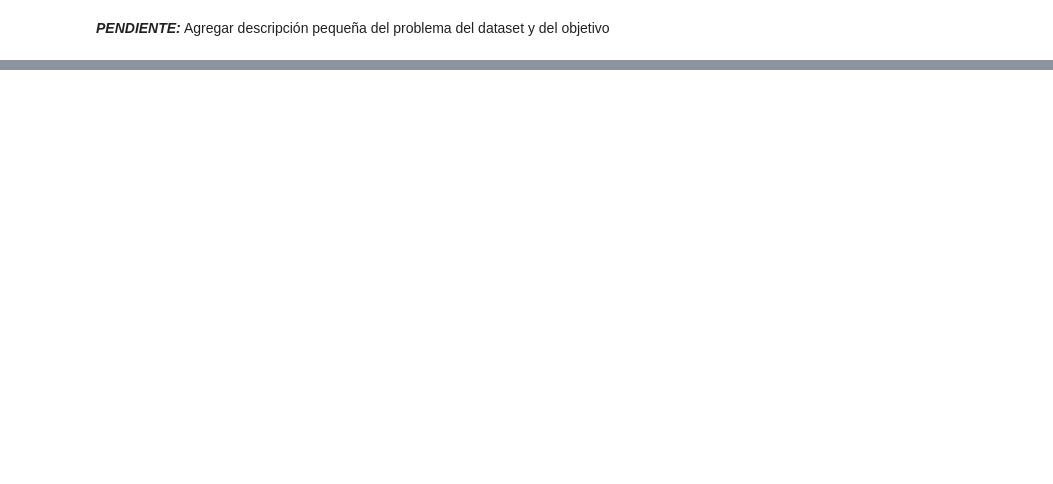
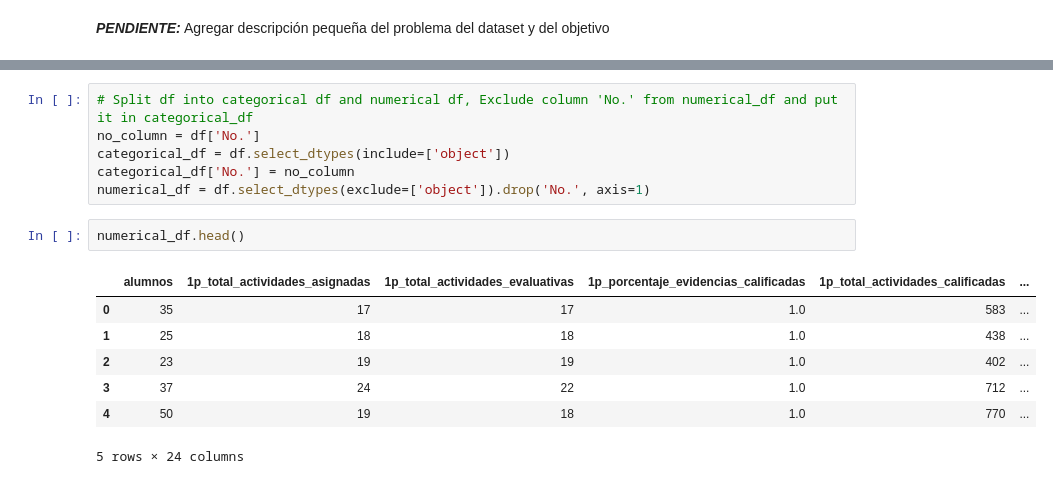
Before and after one commit to ArturoG1z/Proyecto-CyAD, a Jupyter notebook: Notebook/proyecto_modulo_3.ipynb, the cells around one changed output, grey strips where cells are left out. Cells and saved outputs as stored; diff of their text form; blank space fills up the shorter version.

```diff
--- a/Notebook/proyecto_modulo_3.ipynb
+++ b/Notebook/proyecto_modulo_3.ipynb
@@ -58,3 +127,19 @@ print(numero_ceros_2do)
 # %% [output]
 360
 362
+# %%
+# Split df into categorical df and numerical df, Exclude column 'No.' from numerical_df and put it in categorical_df
+no_column = df['No.']
+categorical_df = df.select_dtypes(include=['object'])
+categorical_df['No.'] = no_column
+numerical_df = df.select_dtypes(exclude=['object']).drop('No.', axis=1)
+# %%
+numerical_df.head()
+# %% [output]
+|  | alumnos | 1p_total_actividades_asignadas | 1p_total_actividades_evaluativas | 1p_porcentaje_evidencias_calificadas | 1p_total_actividades_calificadas | ... |
+| 0 | 35 | 17 | 17 | 1.0 | 583 | ... |
+| 1 | 25 | 18 | 18 | 1.0 | 438 | ... |
+| 2 | 23 | 19 | 19 | 1.0 | 402 | ... |
+| 3 | 37 | 24 | 22 | 1.0 | 712 | ... |
+| 4 | 50 | 19 | 18 | 1.0 | 770 | ... |
+5 rows × 24 columns
```
Also changed, not shown: parts of 13 cells of this notebook.
